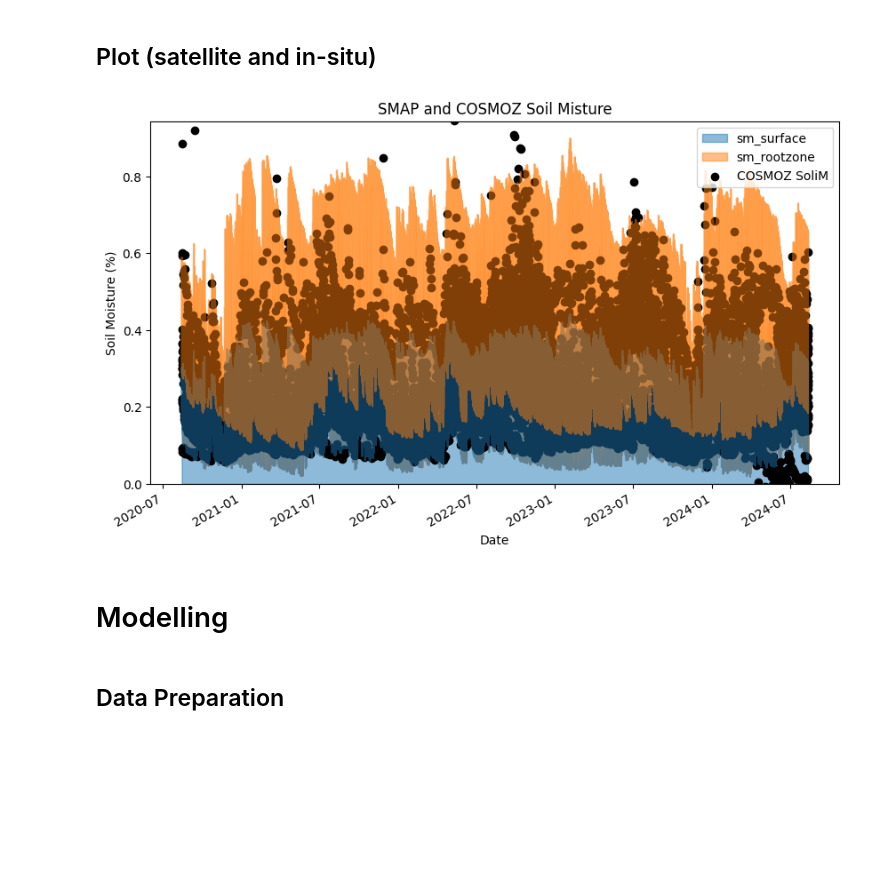
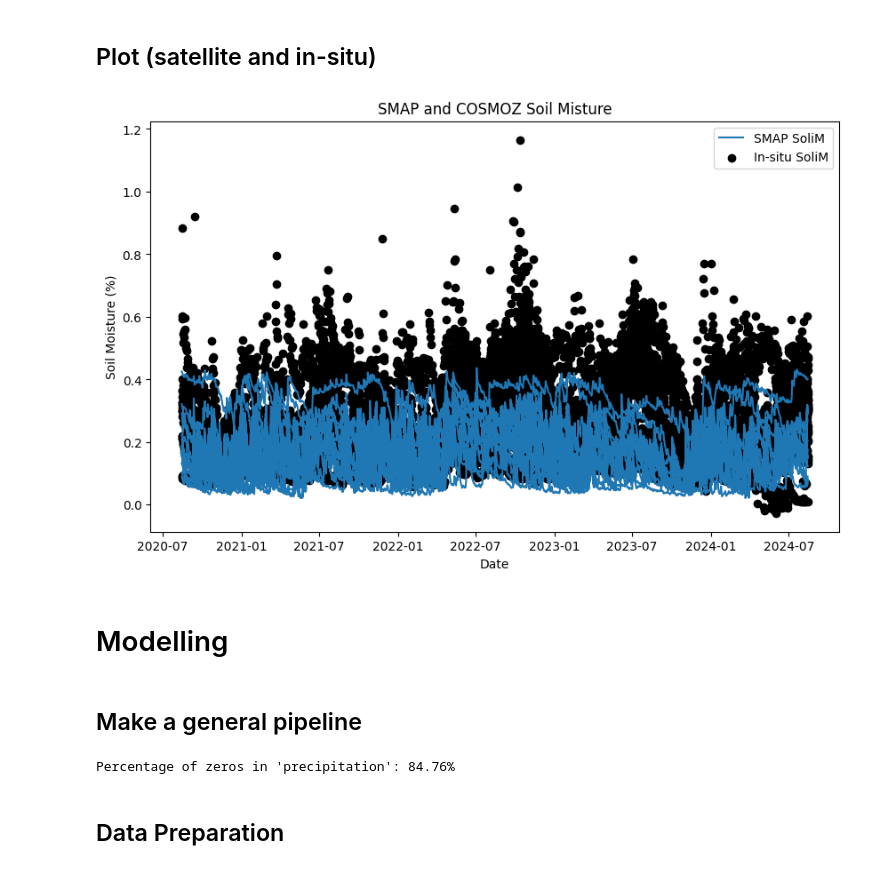
Before and after one commit to top-data/Soil_moisture, a Jupyter notebook: sm_cosmoz_inputs.ipynb, the cells around one changed output. Saved outputs shown, nothing was run; the diff lists cells and outputs as text; code cells hidden in the pictures; blank space fills up the shorter version.

```diff
--- a/sm_cosmoz_inputs.ipynb
+++ b/sm_cosmoz_inputs.ipynb
@@ -396,29 +396,67 @@ dtype: float64
 # %% [markdown]
 ## Plot (satellite and in-situ)
 # %%
+final_merged = pd.read_csv("/content/drive/MyDrive/SoilMoisture/cosmoz/merged_sat_in_situ_data.csv")
+final_merged['date'] = pd.to_datetime(final_merged['date'])
+final_merged.set_index('date', inplace=True)
+
 fig, ax1 = plt.subplots(figsize=(10, 6))
+# Plot stacked area chart for col1 and col2
+# final_merged[['sm_surface', 'sm_rootzone']].plot(kind='area', stacked=False, ax=ax1, alpha=0.5)
+ax1.plot(final_merged.index, final_merged['sm_surface'], label='SMAP SoliM')
 
-# Plot stacked area chart for col1 and col2
-merged_df_all[['sm_surface', 'sm_rootzone']].plot(kind='area', stacked=True, ax=ax1, alpha=0.5)
 
 # Plot line plot for col3
-ax1.scatter(merged_df_all.index, merged_df_all['SOIL_MOISTURE_percent'], color='black', label='COSMOZ SoliM')
+ax1.scatter(final_merged.index, final_merged['SOIL_MOISTURE_percent'], color='black', label='In-situ SoliM')
 
 
 # Add labels and title
 ax1.set_xlabel('Date')
 ax1.set_ylabel('Soil Moisture (%)')
 
 # Add legends
 ax1.legend(loc='upper right')
 
 # Show plot
 plt.title('SMAP and COSMOZ Soil Misture')
 plt.show()
 # %% [output]
-[figure, old version]
+[figure, new version]
 # %% [markdown]
 # Modelling
+# %% [markdown]
+## Make a general pipeline
+# %%
+final_merged = pd.read_csv("/content/drive/MyDrive/SoilMoisture/cosmoz/merged_sat_in_situ_data.csv")
+final_merged['date'] = pd.to_datetime(final_merged['date'])
+final_merged.set_index('date', inplace=True)
+final_merged.dropna(subset=['SOIL_MOISTURE_percent'], inplace=True)
+
+# percentage of zero in final_merged['precipitation']
+zero_percentage = (final_merged['precipitation'] == 0).mean() * 100
+print(f"Percentage of zeros in 'precipitation': {zero_percentage:.2f}%")
+
+# therefore, 'precipitation' is dropped due to high missing
+final_merged.drop(columns=['precipitation'], inplace=True)
+
+X_all = final_merged[['sm_profile', 'sm_profile_wetness', 'sm_rootzone',
+                              'sm_rootzone_wetness', 'sm_surface', 'sm_surface_wetness',
+                              'soil_temp_layer1', 'soil_temp_layer2', 'soil_temp_layer3',
+                              'soil_temp_layer4', 'soil_temp_layer5', 'soil_temp_layer6',
+                              'surface_temp', 'precipitation',
+                              'sur_refl_b01', 'sur_refl_b02', 'sur_refl_b03', 'sur_refl_b04',
+                              'sur_refl_b05', 'sur_refl_b06', 'sur_refl_b07', 'LST_Day_1km',
+                              'LST_Night_1km', 'hnd', 'upa', 'elevation']]
+
+X_high_res = final_merged[['sm_profile', 'sm_profile_wetness', 'sm_rootzone',
+                              'sm_rootzone_wetness', 'sm_surface', 'sm_surface_wetness',
+                              'soil_temp_layer1', 'soil_temp_layer2', 'soil_temp_layer3',
+                              'soil_temp_layer4', 'soil_temp_layer5', 'soil_temp_layer6',
+                              'surface_temp', 'hnd', 'upa', 'elevation']]
+
+y = final_merged['SOIL_MOISTURE_percent']
+# %% [output]
+Percentage of zeros in 'precipitation': 84.76%
 # %% [markdown]
 ## Data Preparation
 # %%
```
Also changed, not shown: parts of 1 cell of this notebook.
